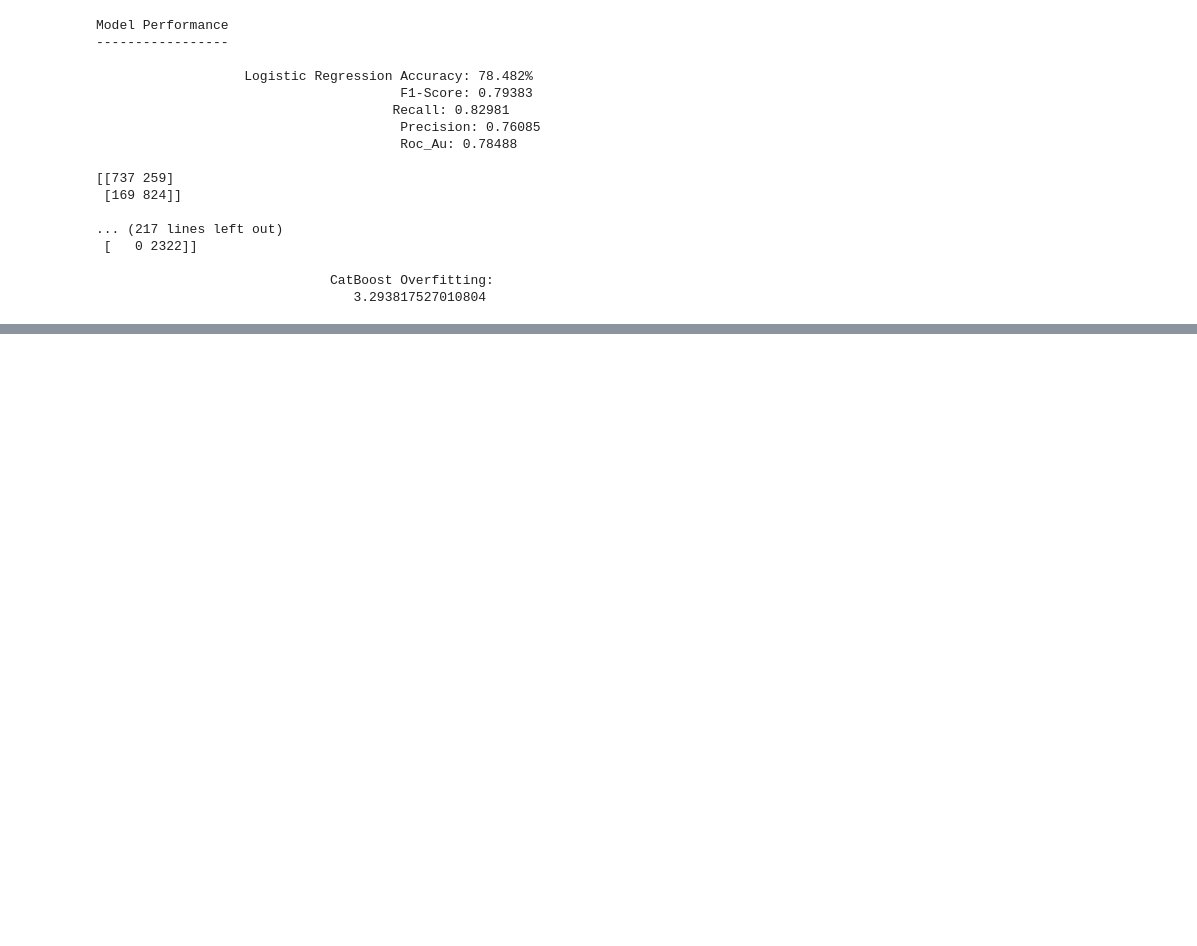
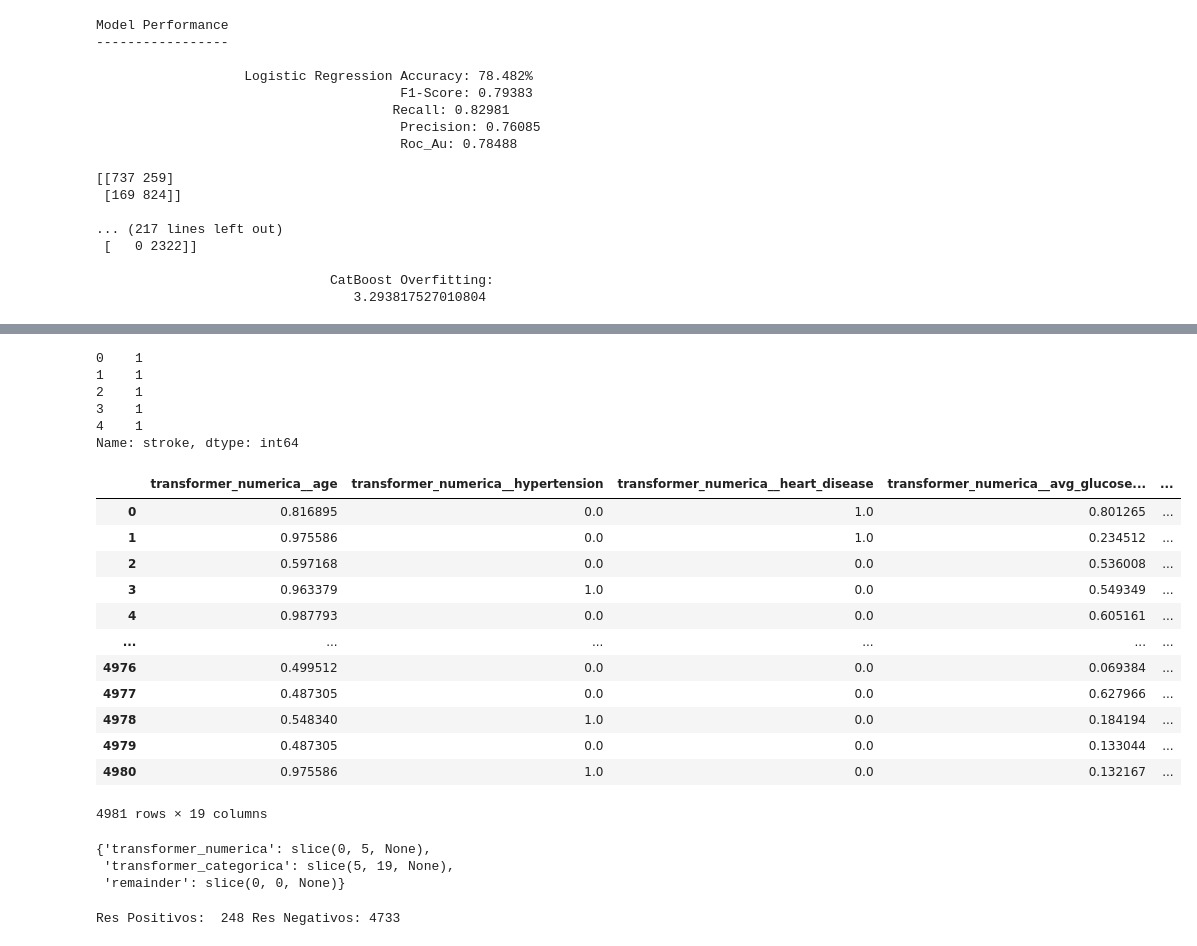
Before and after one commit to Factoria-F5-AI-Bootcamp-1-Edicion/Grupo-Pulmon-Lung, a Jupyter notebook: test_stroke.ipynb, the cells around one changed output, grey strips where cells are left out. Saved outputs shown, nothing was run; the diff lists cells and outputs as text; code cells hidden in the pictures; blank space fills up the shorter version.

```diff
--- a/test_stroke.ipynb
+++ b/test_stroke.ipynb
@@ -550,0 +566,12 @@ from sklearn.model_selection import GridSearchCV
+# %%
+y.head()
+# %% [output]
+0    1
+1    1
+2    1
+3    1
+4    1
+Name: stroke, dtype: int64
+# %%
+categoricas=["gender", "ever_married","work_type","Residence_type","smoking_status"]
+numericas=["age", "hypertension","heart_disease","avg_glucose_level","bmi"]
@@ -550,0 +582,31 @@ from sklearn.model_selection import GridSearchCV
+# %%
+#Creamos transformers para cada categoría de variables.
+transformer_numerico = ("transformer_numerica", MinMaxScaler(), numericas)
+transformer_categorico = ("transformer_categorica", OneHotEncoder(), categoricas)
+transformer = ColumnTransformer([transformer_numerico, transformer_categorico], remainder="passthrough")
+# %%
+X = transformer.fit_transform(X)
+# %%
+transformer_final= pd.DataFrame(X, columns = transformer.get_feature_names_out())
+# %%
+transformer_final
+# %% [output]
+|  | transformer_numerica__age | transformer_numerica__hypertension | transformer_numerica__heart_disease | transformer_numerica__avg_glucose... | ... |
+| 0 | 0.816895 | 0.0 | 1.0 | 0.801265 | ... |
+| 1 | 0.975586 | 0.0 | 1.0 | 0.234512 | ... |
+| 2 | 0.597168 | 0.0 | 0.0 | 0.536008 | ... |
+| 3 | 0.963379 | 1.0 | 0.0 | 0.549349 | ... |
+| 4 | 0.987793 | 0.0 | 0.0 | 0.605161 | ... |
+| ... | ... | ... | ... | ... | ... |
+| 4976 | 0.499512 | 0.0 | 0.0 | 0.069384 | ... |
+| 4977 | 0.487305 | 0.0 | 0.0 | 0.627966 | ... |
+| 4978 | 0.548340 | 1.0 | 0.0 | 0.184194 | ... |
+| 4979 | 0.487305 | 0.0 | 0.0 | 0.133044 | ... |
+| 4980 | 0.975586 | 1.0 | 0.0 | 0.132167 | ... |
+4981 rows × 19 columns
+# %%
+transformer.output_indices_
+# %% [output]
+{'transformer_numerica': slice(0, 5, None),
+ 'transformer_categorica': slice(5, 19, None),
+ 'remainder': slice(0, 0, None)}
@@ -550,0 +622,4 @@ from sklearn.model_selection import GridSearchCV
+# %%
+print("Res Positivos: ", positivo, "Res Negativos:", negativo)
+# %% [output]
+Res Positivos:  248 Res Negativos: 4733
```
Also changed, not shown: parts of 34 cells of this notebook, 2 other files.
